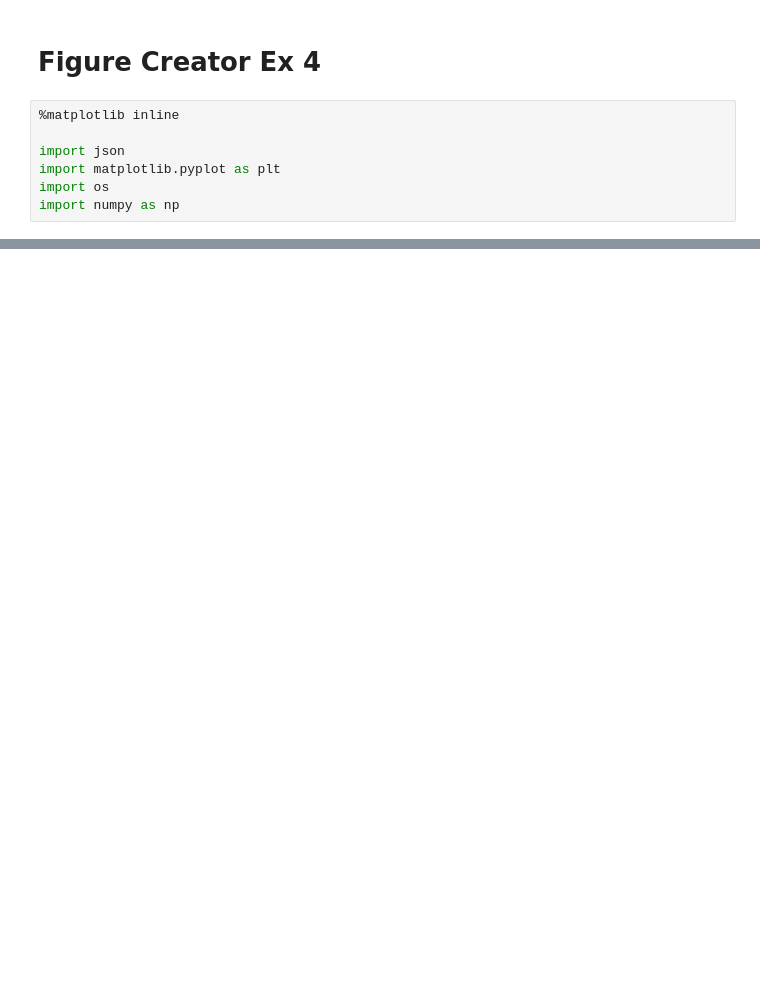
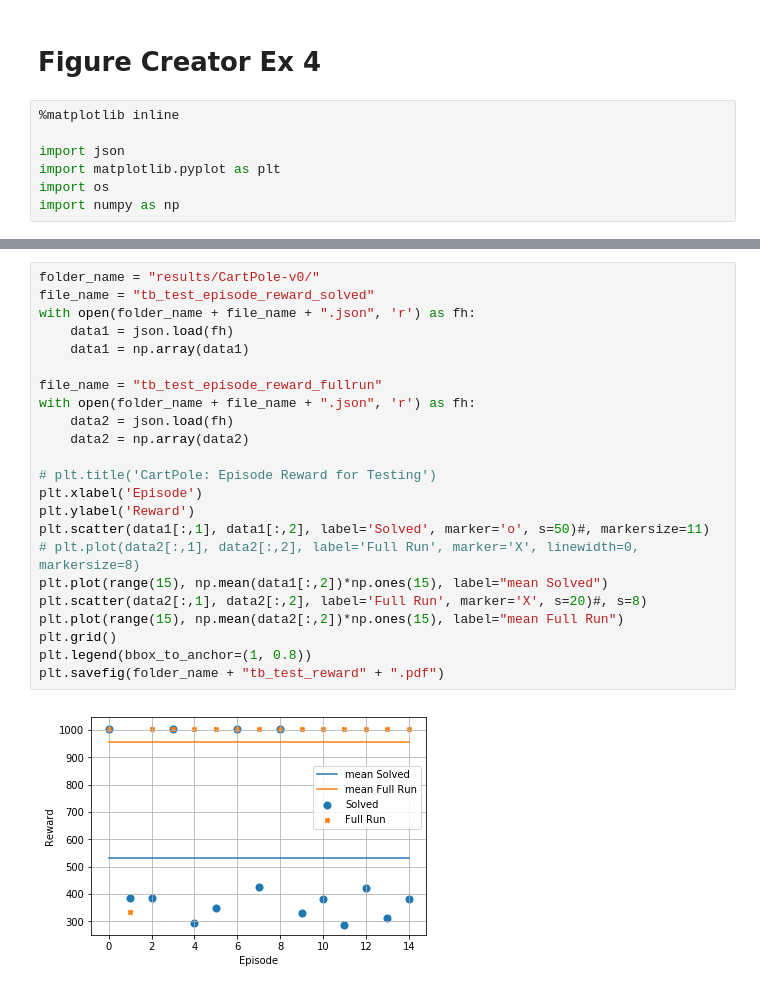
Before and after one commit to AmadeusHovekamp/RoboticsLab, a Jupyter notebook: exercise4_R_NR/Figure Creator.ipynb, the cells around one changed output, grey strips where cells are left out. Drawn from its saved outputs; the diff is of its cells as text; blank space fills up the shorter version.

```diff
--- a/exercise4_R_NR/Figure Creator.ipynb
+++ b/exercise4_R_NR/Figure Creator.ipynb
@@ -29,0 +33,25 @@ plt.savefig(folder_name + file_name + ".pdf")
+# %%
+folder_name = "results/CartPole-v0/"
+file_name = "tb_test_episode_reward_solved"
+with open(folder_name + file_name + ".json", 'r') as fh:
+    data1 = json.load(fh)
+    data1 = np.array(data1)
+
+file_name = "tb_test_episode_reward_fullrun"
+with open(folder_name + file_name + ".json", 'r') as fh:
+    data2 = json.load(fh)
+    data2 = np.array(data2)
+
+# plt.title('CartPole: Episode Reward for Testing')
+plt.xlabel('Episode')
+plt.ylabel('Reward')
+plt.scatter(data1[:,1], data1[:,2], label='Solved', marker='o', s=50)#, markersize=11)
+# plt.plot(data2[:,1], data2[:,2], label='Full Run', marker='X', linewidth=0, markersize=8)
+plt.plot(range(15), np.mean(data1[:,2])*np.ones(15), label="mean Solved")
+plt.scatter(data2[:,1], data2[:,2], label='Full Run', marker='X', s=20)#, s=8)
+plt.plot(range(15), np.mean(data2[:,2])*np.ones(15), label="mean Full Run")
+plt.grid()
+plt.legend(bbox_to_anchor=(1, 0.8))
+plt.savefig(folder_name + "tb_test_reward" + ".pdf")
+# %% [output]
+[figure, added]
```
Also changed, not shown: parts of 6 cells of this notebook, 53 other files.
